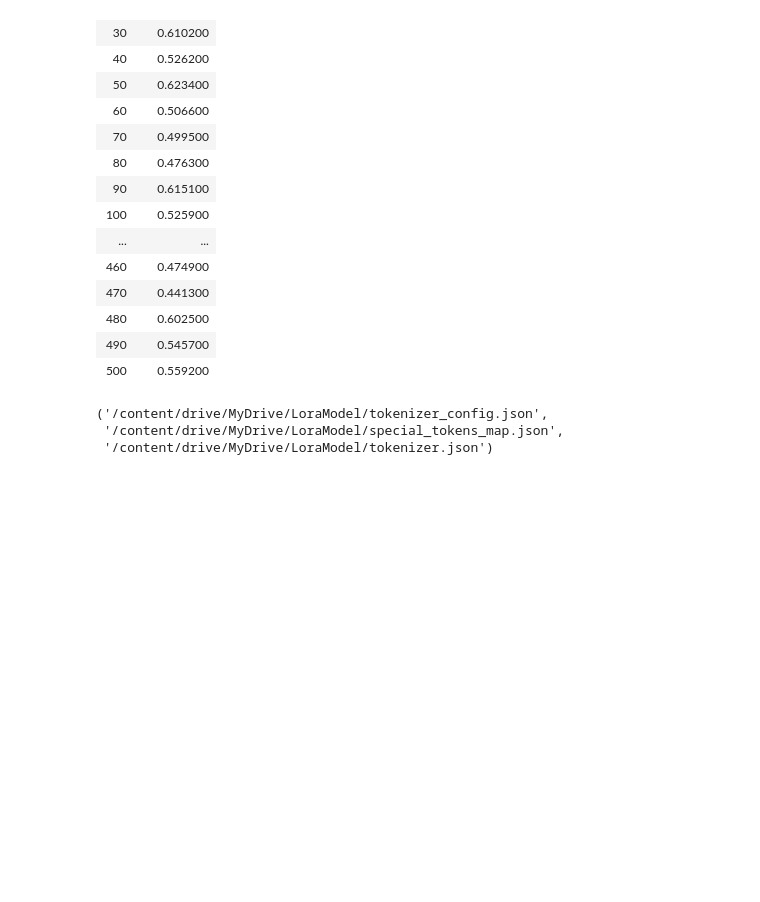
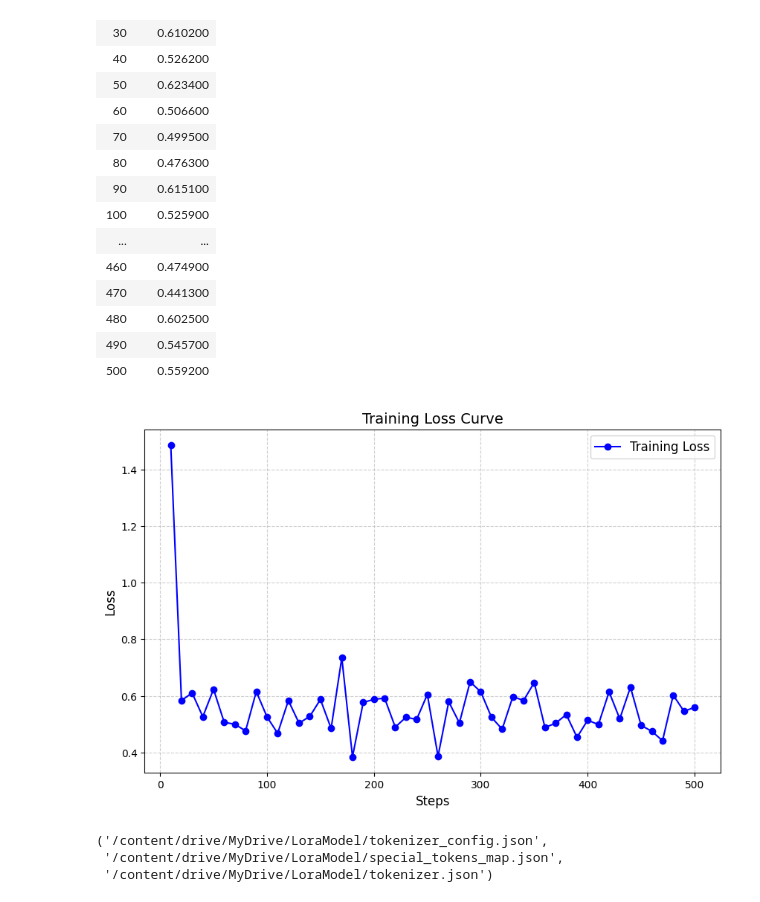
Before and after one commit to avishek04/MedLam, a Jupyter notebook: finetune/llama_fintune_8B_instruct.ipynb, the cells around one changed output. Saved outputs shown, nothing was run; the diff lists cells and outputs as text; code cells hidden in the pictures; blank space fills up the shorter version.

```diff
--- a/finetune/llama_fintune_8B_instruct.ipynb
+++ b/finetune/llama_fintune_8B_instruct.ipynb
@@ -220,6 +223,33 @@ O^O/ \_/ \    Batch size per device = 1 | Gradient Accumulation steps = 8
 | 480 | 0.602500 |
 | 490 | 0.545700 |
 | 500 | 0.559200 |
+# %%
+# Re-importing required libraries after environment reset
+import matplotlib.pyplot as plt
+
+# Data
+steps = list(range(10, 501, 10))
+losses = [
+    1.486600, 0.583700, 0.610200, 0.526200, 0.623400, 0.506600, 0.499500, 0.476300,
+    0.615100, 0.525900, 0.467500, 0.583300, 0.503700, 0.527000, 0.587300, 0.484700,
+    0.734600, 0.384300, 0.576500, 0.587600, 0.592000, 0.489500, 0.524400, 0.516700,
+    0.605100, 0.386300, 0.579200, 0.504300, 0.649600, 0.614000, 0.524200, 0.482100,
+    0.597200, 0.583700, 0.646900, 0.488200, 0.503300, 0.533800, 0.453400, 0.514100,
+    0.498500, 0.614100, 0.518800, 0.630700, 0.495300, 0.474900, 0.441300, 0.602500,
+    0.545700, 0.559200
+]
+
+# Plotting
+plt.figure(figsize=(10, 6))
+plt.plot(steps, losses, marker='o', linestyle='-', color='b', label='Training Loss')
+plt.title("Training Loss Curve", fontsize=14)
+plt.xlabel("Steps", fontsize=12)
+plt.ylabel("Loss", fontsize=12)
+plt.grid(True, linestyle='--', alpha=0.6)
+plt.legend(fontsize=12)
+plt.show()
+# %% [output]
+[figure, added]
 # %%
 # Saving the model
 
```
Also changed, not shown: parts of 24 cells of this notebook.
